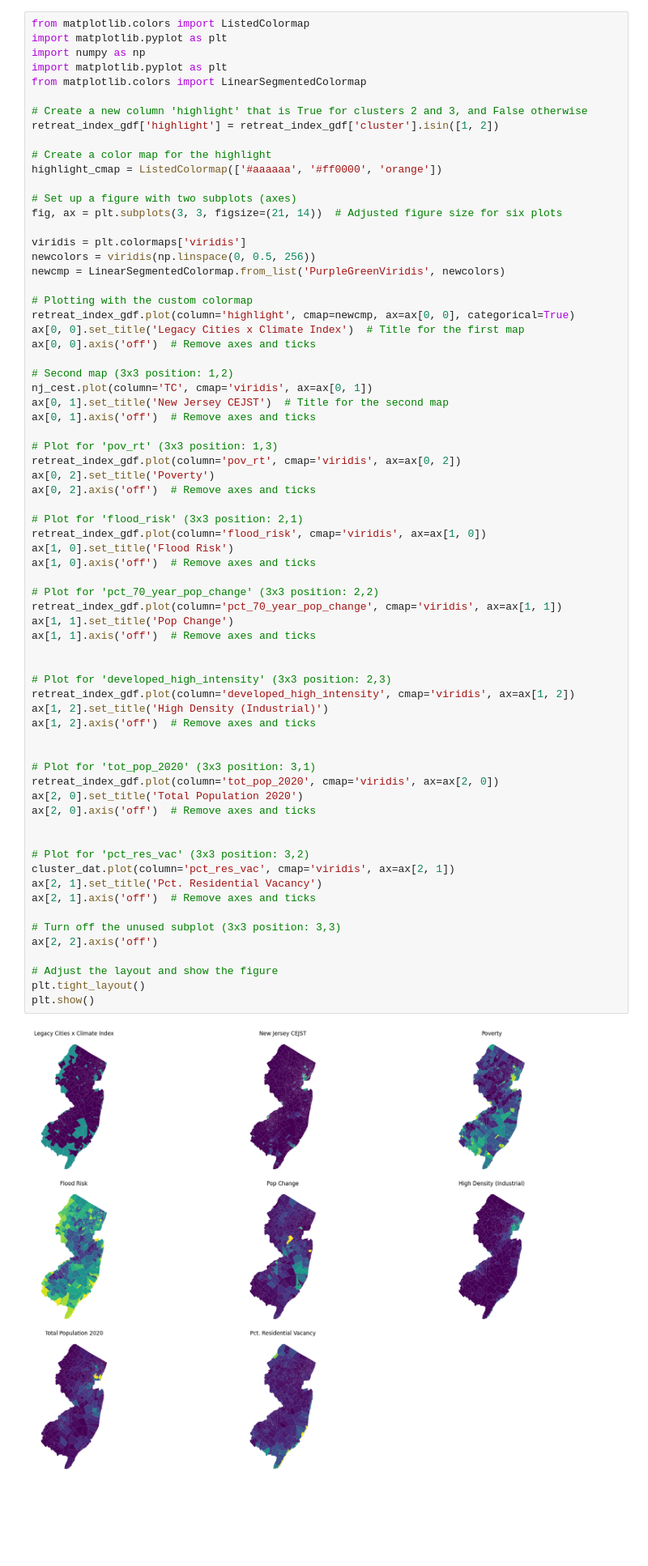
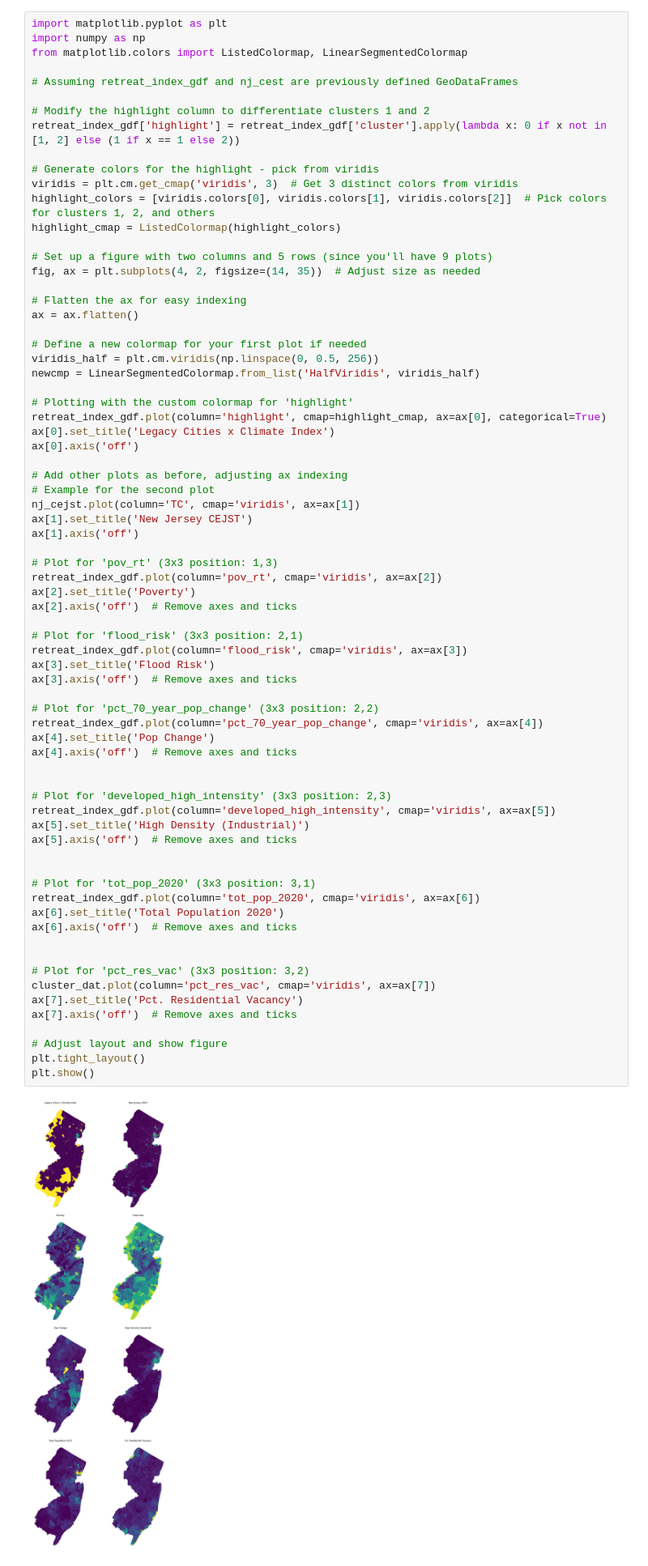
Before and after one commit to nlebovits/mach-superstudio, a Jupyter notebook: notebooks/retreat_index.ipynb, the cells around one changed output. Shown at 81% size. Cells and saved outputs as stored; diff of their text form; blank space fills up the shorter version.

```diff
--- a/notebooks/retreat_index.ipynb
+++ b/notebooks/retreat_index.ipynb
@@ -397,76 +434,79 @@ nj_cejst.head()
 | 40681 | 34015500300 | New Jersey | Gloucester County | NaN | NaN | NaN | 0.80 | 0.57 | 0.50 | 0.74 | ... | ... |
 5 rows × 124 columns
 # %%
-from matplotlib.colors import ListedColormap
 import matplotlib.pyplot as plt
 import numpy as np
-import matplotlib.pyplot as plt
-from matplotlib.colors import LinearSegmentedColormap
+from matplotlib.colors import ListedColormap, LinearSegmentedColormap
 
-# Create a new column 'highlight' that is True for clusters 2 and 3, and False otherwise
-retreat_index_gdf['highlight'] = retreat_index_gdf['cluster'].isin([1, 2])
+# Assuming retreat_index_gdf and nj_cest are previously defined GeoDataFrames
 
-# Create a color map for the highlight
-highlight_cmap = ListedColormap(['#aaaaaa', '#ff0000', 'orange'])
+# Modify the highlight column to differentiate clusters 1 and 2
+retreat_index_gdf['highlight'] = retreat_index_gdf['cluster'].apply(lambda x: 0 if x not in [1, 2] else (1 if x == 1 else 2))
 
-# Set up a figure with two subplots (axes)
-fig, ax = plt.subplots(3, 3, figsize=(21, 14))  # Adjusted figure size for six plots
+# Generate colors for the highlight - pick from viridis
+viridis = plt.cm.get_cmap('viridis', 3)  # Get 3 distinct colors from viridis
+highlight_colors = [viridis.colors[0], viridis.colors[1], viridis.colors[2]]  # Pick colors for clusters 1, 2, and others
+highlight_cmap = ListedColormap(highlight_colors)
 
-viridis = plt.colormaps['viridis']
-newcolors = viridis(np.linspace(0, 0.5, 256))
-newcmp = LinearSegmentedColormap.from_list('PurpleGreenViridis', newcolors)
+# Set up a figure with two columns and 5 rows (since you'll have 9 plots)
+fig, ax = plt.subplots(4, 2, figsize=(14, 35))  # Adjust size as needed
 
-# Plotting with the custom colormap
-retreat_index_gdf.plot(column='highlight', cmap=newcmp, ax=ax[0, 0], categorical=True)
-ax[0, 0].set_title('Legacy Cities x Climate Index')  # Title for the first map
-ax[0, 0].axis('off')  # Remove axes and ticks
+# Flatten the ax for easy indexing
+ax = ax.flatten()
 
-# Second map (3x3 position: 1,2)
-nj_cest.plot(column='TC', cmap='viridis', ax=ax[0, 1])
-ax[0, 1].set_title('New Jersey CEJST')  # Title for the second map
-ax[0, 1].axis('off')  # Remove axes and ticks
+# Define a new colormap for your first plot if needed
+viridis_half = plt.cm.viridis(np.linspace(0, 0.5, 256))
+newcmp = LinearSegmentedColormap.from_list('HalfViridis', viridis_half)
+
+# Plotting with the custom colormap for 'highlight'
+retreat_index_gdf.plot(column='highlight', cmap=highlight_cmap, ax=ax[0], categorical=True)
+ax[0].set_title('Legacy Cities x Climate Index')
+ax[0].axis('off')
+
+# Add other plots as before, adjusting ax indexing
+# Example for the second plot
+nj_cejst.plot(column='TC', cmap='viridis', ax=ax[1])
+ax[1].set_title('New Jersey CEJST')
+ax[1].axis('off')
 
 # Plot for 'pov_rt' (3x3 position: 1,3)
-retreat_index_gdf.plot(column='pov_rt', cmap='viridis', ax=ax[0, 2])
-ax[0, 2].set_title('Poverty')
-ax[0, 2].axis('off')  # Remove axes and ticks
+retreat_index_gdf.plot(column='pov_rt', cmap='viridis', ax=ax[2])
+ax[2].set_title('Poverty')
+ax[2].axis('off')  # Remove axes and ticks
 
 # Plot for 'flood_risk' (3x3 position: 2,1)
-retreat_index_gdf.plot(column='flood_risk', cmap='viridis', ax=ax[1, 0])
-ax[1, 0].set_title('Flood Risk')
-ax[1, 0].axis('off')  # Remove axes and ticks
+retreat_index_gdf.plot(column='flood_risk', cmap='viridis', ax=ax[3])
+ax[3].set_title('Flood Risk')
+ax[3].axis('off')  # Remove axes and ticks
 
 # Plot for 'pct_70_year_pop_change' (3x3 position: 2,2)
-retreat_index_gdf.plot(column='pct_70_year_pop_change', cmap='viridis', ax=ax[1, 1])
-ax[1, 1].set_title('Pop Change')
-ax[1, 1].axis('off')  # Remove axes and ticks
+retreat_index_gdf.plot(column='pct_70_year_pop_change', cmap='viridis', ax=ax[4])
+ax[4].set_title('Pop Change')
+ax[4].axis('off')  # Remove axes and ticks
 
 
 # Plot for 'developed_high_intensity' (3x3 position: 2,3)
-retreat_index_gdf.plot(column='developed_high_intensity', cmap='viridis', ax=ax[1, 2])
-ax[1, 2].set_title('High Density (Industrial)')
-ax[1, 2].axis('off')  # Remove axes and ticks
+retreat_index_gdf.plot(column='developed_high_intensity', cmap='viridis', ax=ax[5])
+ax[5].set_title('High Density (Industrial)')
+ax[5].axis('off')  # Remove axes and ticks
 
 
 # Plot for 'tot_pop_2020' (3x3 position: 3,1)
-retreat_index_gdf.plot(column='tot_pop_2020', cmap='viridis', ax=ax[2, 0])
-ax[2, 0].set_title('Total Population 2020')
-ax[2, 0].axis('off')  # Remove axes and ticks
+retreat_index_gdf.plot(column='tot_pop_2020', cmap='viridis', ax=ax[6])
+ax[6].set_title('Total Population 2020')
+ax[6].axis('off')  # Remove axes and ticks
 
 
 # Plot for 'pct_res_vac' (3x3 position: 3,2)
-cluster_dat.plot(column='pct_res_vac', cmap='viridis', ax=ax[2, 1])
-ax[2, 1].set_title('Pct. Residential Vacancy')
-ax[2, 1].axis('off')  # Remove axes and ticks
+cluster_dat.plot(column='pct_res_vac', cmap='viridis', ax=ax[7])
+ax[7].set_title('Pct. Residential Vacancy')
+ax[7].axis('off')  # Remove axes and ticks
 
-# Turn off the unused subplot (3x3 position: 3,3)
-ax[2, 2].axis('off')
-
-# Adjust the layout and show the figure
+# Adjust layout and show figure
 plt.tight_layout()
 plt.show()
 # %% [output]
-[figure, old version]
+[figure, new version]
 # %%
 # add a histogram showing the total population of each municipality in the 'highlight' column
 fig, ax = plt.subplots(figsize=(10, 6))
```
Also changed, not shown: parts of 3 cells of this notebook.
